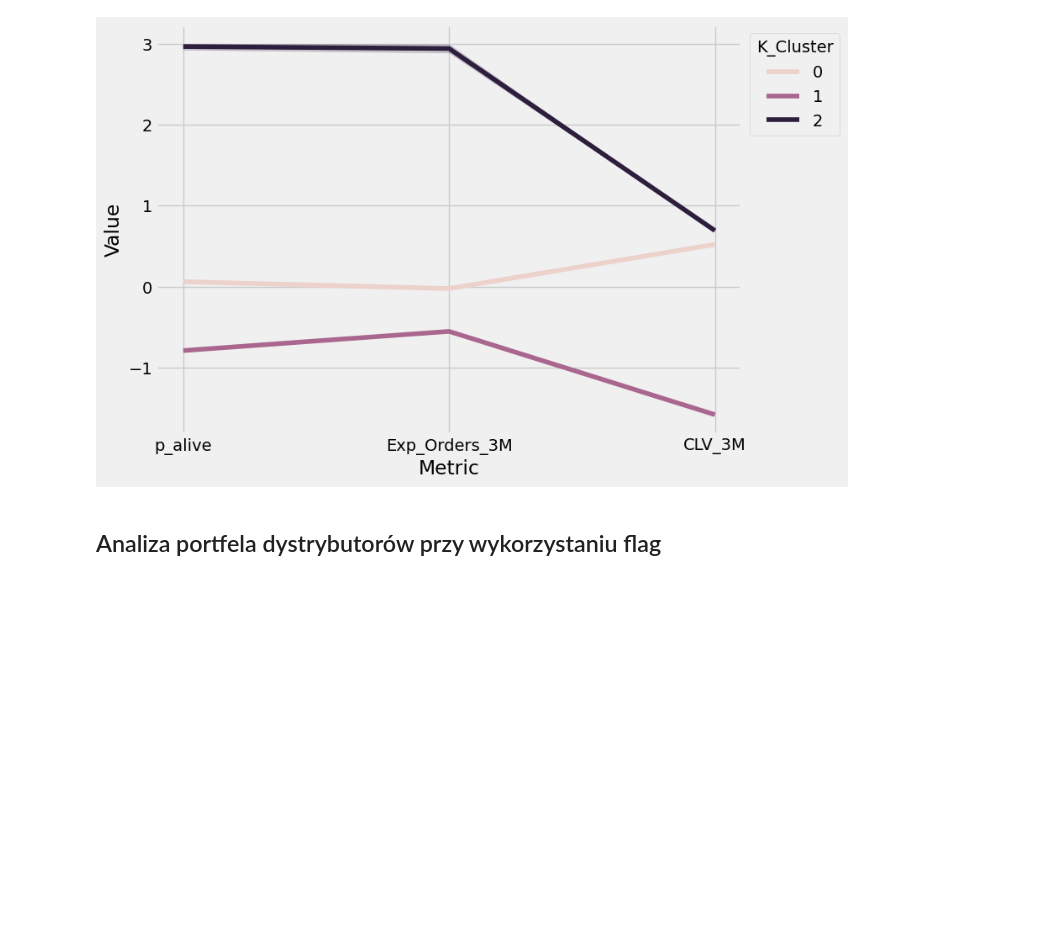
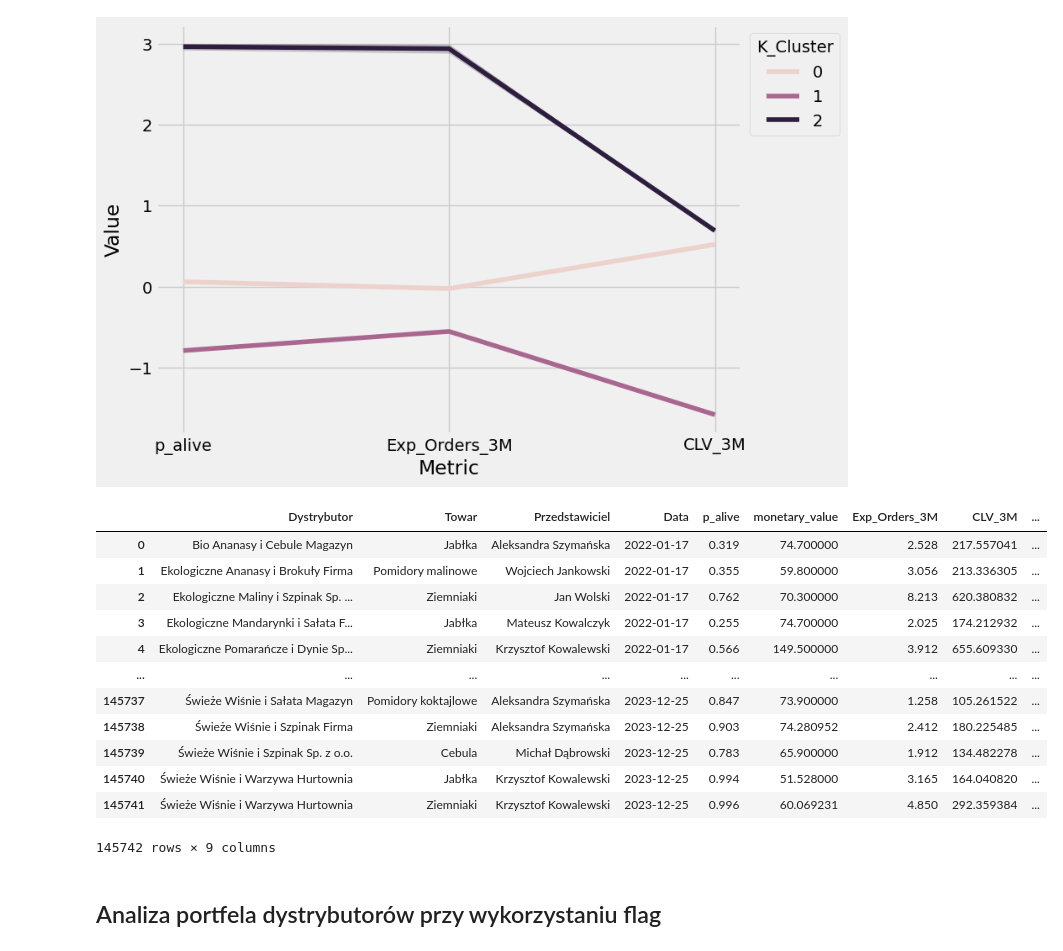
Before and after one commit to Rybakowski/projekt_churn_bank, a Jupyter notebook: P02_Segmentation/Segmentation_code.ipynb, the cells around one changed output. Drawn from its saved outputs; the diff is of its cells as text; code cells hidden in the pictures; blank space fills up the shorter version.

Commit message:
add picle on clv_warzywa

```diff
--- a/P02_Segmentation/Segmentation_code.ipynb
+++ b/P02_Segmentation/Segmentation_code.ipynb
@@ -437,6 +451,27 @@ ax = sns.lineplot(x = 'Metric', y = 'Value', hue = 'K_Cluster', data = rfm_melt)
 sns.move_legend(ax, "upper left", bbox_to_anchor=(1, 1))
 # %% [output]
 [figure]
+# %%
+rfm_to_join = rfm_normalized.merge(rfm.reset_index().rename({"index":'CustomerID'}, axis =1 ).drop(['p_alive', 'Exp_Orders_3M', 'CLV_3M',
+       'RF_Seg'], axis = 1), on=['CustomerID'])
+rfm_to_join = rfm_to_join[["Data", "Dystrybutor", "Towar", "K_Cluster"]]
+rfm_to_join
+clv_warzywa_2 = clv_warzywa.merge(rfm_to_join,  on=["Data", "Dystrybutor", "Towar"] )
+clv_warzywa_2
+# %% [output]
+|  | Dystrybutor | Towar | Przedstawiciel | Data | p_alive | monetary_value | Exp_Orders_3M | CLV_3M | ... |
+| 0 | Bio Ananasy i Cebule Magazyn | Jabłka | Aleksandra Szymańska | 2022-01-17 | 0.319 | 74.700000 | 2.528 | 217.557041 | ... |
+| 1 | Ekologiczne Ananasy i Brokuły Firma | Pomidory malinowe | Wojciech Jankowski | 2022-01-17 | 0.355 | 59.800000 | 3.056 | 213.336305 | ... |
+| 2 | Ekologiczne Maliny i Szpinak Sp. ... | Ziemniaki | Jan Wolski | 2022-01-17 | 0.762 | 70.300000 | 8.213 | 620.380832 | ... |
+| 3 | Ekologiczne Mandarynki i Sałata F... | Jabłka | Mateusz Kowalczyk | 2022-01-17 | 0.255 | 74.700000 | 2.025 | 174.212932 | ... |
+| 4 | Ekologiczne Pomarańcze i Dynie Sp... | Ziemniaki | Krzysztof Kowalewski | 2022-01-17 | 0.566 | 149.500000 | 3.912 | 655.609330 | ... |
+| ... | ... | ... | ... | ... | ... | ... | ... | ... | ... |
+| 145737 | Świeże Wiśnie i Sałata Magazyn | Pomidory koktajlowe | Aleksandra Szymańska | 2023-12-25 | 0.847 | 73.900000 | 1.258 | 105.261522 | ... |
+| 145738 | Świeże Wiśnie i Szpinak Firma | Ziemniaki | Aleksandra Szymańska | 2023-12-25 | 0.903 | 74.280952 | 2.412 | 180.225485 | ... |
+| 145739 | Świeże Wiśnie i Szpinak Sp. z o.o. | Cebula | Michał Dąbrowski | 2023-12-25 | 0.783 | 65.900000 | 1.912 | 134.482278 | ... |
+| 145740 | Świeże Wiśnie i Warzywa Hurtownia | Jabłka | Krzysztof Kowalewski | 2023-12-25 | 0.994 | 51.528000 | 3.165 | 164.040820 | ... |
+| 145741 | Świeże Wiśnie i Warzywa Hurtownia | Ziemniaki | Krzysztof Kowalewski | 2023-12-25 | 0.996 | 60.069231 | 4.850 | 292.359384 | ... |
+145742 rows × 9 columns
 # %% [markdown]
 ## Analiza portfela dystrybutorów przy wykorzystaniu flag
 # %%
```
Also changed, not shown: parts of 6 cells of this notebook, 1 other file.
